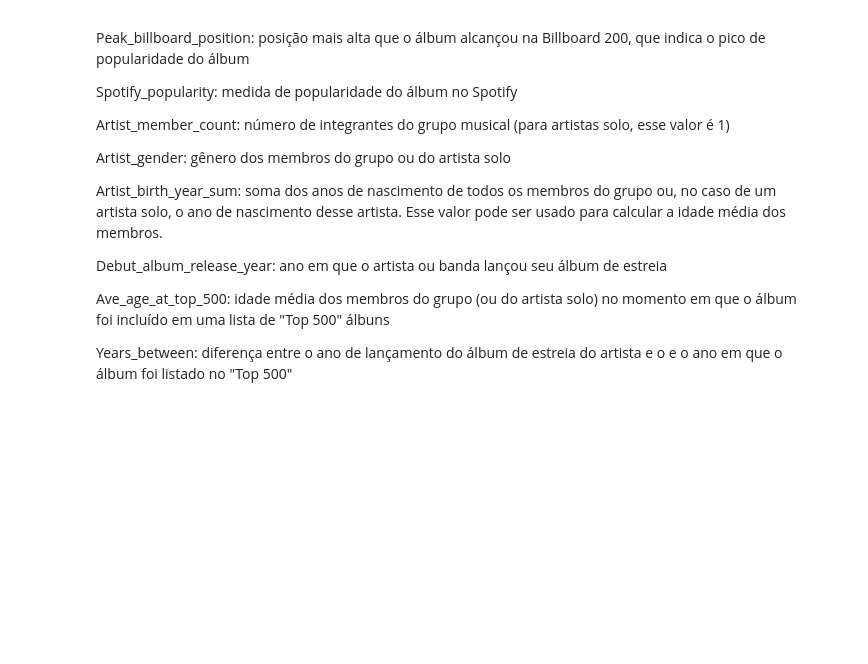
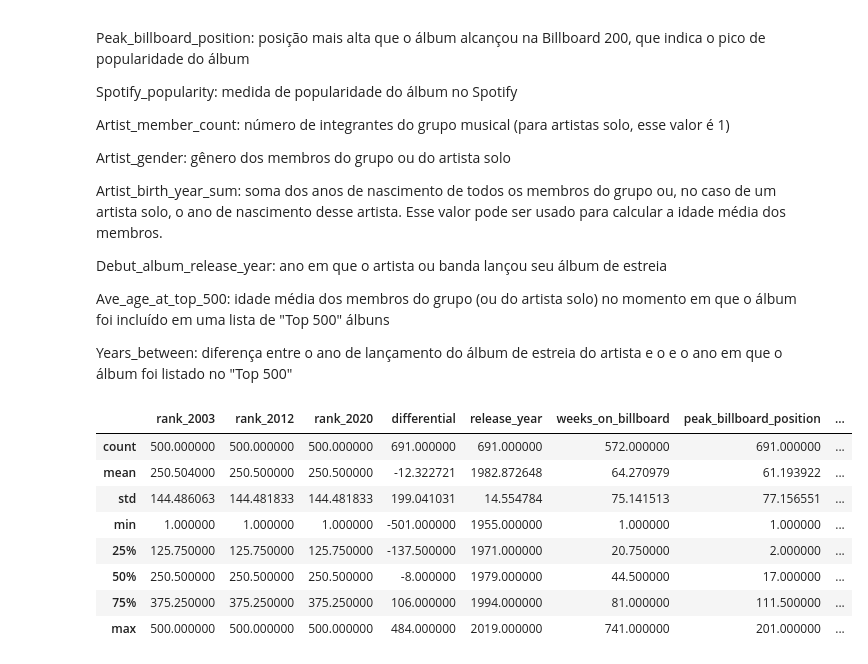
Before and after one commit to mateusono1/Melodia, a Jupyter notebook: Sofia/analise.ipynb, the cells around one changed output. Drawn from its saved outputs; the diff is of its cells as text; code cells hidden in the pictures; blank space fills up the shorter version.

```diff
--- a/Sofia/analise.ipynb
+++ b/Sofia/analise.ipynb
@@ -93,3 +93,15 @@ Debut_album_release_year: ano em que o artista ou banda lançou seu álbum de es
 Ave_age_at_top_500: idade média dos membros do grupo (ou do artista solo) no momento em que o álbum foi incluído em uma lista de "Top 500" álbuns
 
 Years_between: diferença entre o ano de lançamento do álbum de estreia do artista e o e o ano em que o álbum foi listado no "Top 500"
+# %%
+df.describe()
+# %% [output]
+|  | rank_2003 | rank_2012 | rank_2020 | differential | release_year | weeks_on_billboard | peak_billboard_position | ... |
+| count | 500.000000 | 500.000000 | 500.000000 | 691.000000 | 691.000000 | 572.000000 | 691.000000 | ... |
+| mean | 250.504000 | 250.500000 | 250.500000 | -12.322721 | 1982.872648 | 64.270979 | 61.193922 | ... |
+| std | 144.486063 | 144.481833 | 144.481833 | 199.041031 | 14.554784 | 75.141513 | 77.156551 | ... |
+| min | 1.000000 | 1.000000 | 1.000000 | -501.000000 | 1955.000000 | 1.000000 | 1.000000 | ... |
+| 25% | 125.750000 | 125.750000 | 125.750000 | -137.500000 | 1971.000000 | 20.750000 | 2.000000 | ... |
+| 50% | 250.500000 | 250.500000 | 250.500000 | -8.000000 | 1979.000000 | 44.500000 | 17.000000 | ... |
+| 75% | 375.250000 | 375.250000 | 375.250000 | 106.000000 | 1994.000000 | 81.000000 | 111.500000 | ... |
+| max | 500.000000 | 500.000000 | 500.000000 | 484.000000 | 2019.000000 | 741.000000 | 201.000000 | ... |
```
